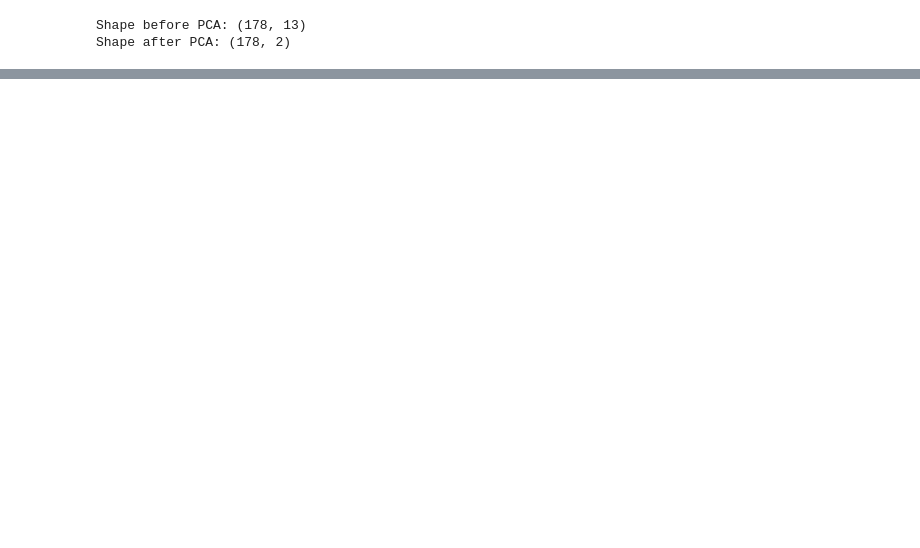
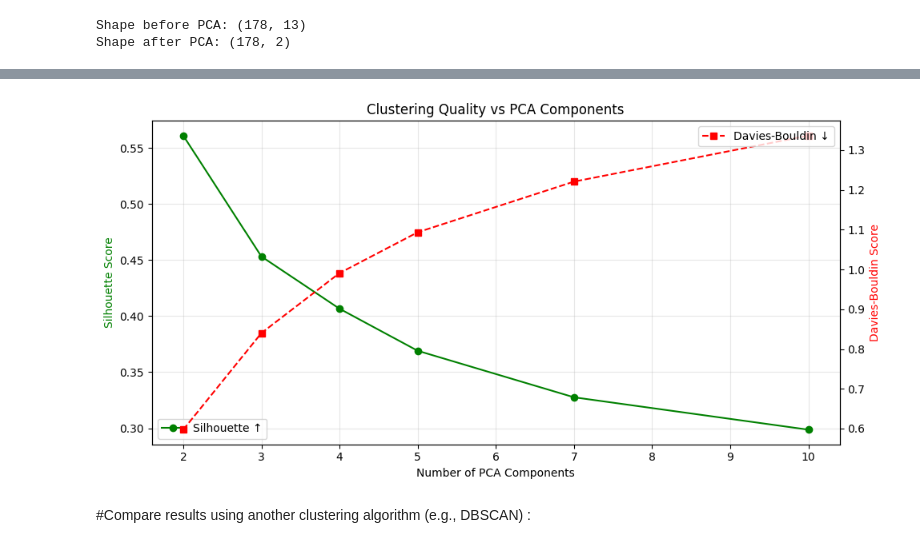
Before and after one commit to EngMohamed-op/Evaluating-Clustering-Before-and-After-PCA, a Jupyter notebook: Clustering_Before_and_After_PCA.ipynb, the cells around one changed output, grey strips where cells are left out. Saved outputs shown, nothing was run; the diff lists cells and outputs as text; code cells hidden in the pictures; blank space fills up the shorter version.

```diff
--- a/Clustering_Before_and_After_PCA.ipynb
+++ b/Clustering_Before_and_After_PCA.ipynb
@@ -67,0 +185,26 @@ Shape after PCA: (178, 2)
+# %%
+bonus_results = []
+
+for n in [2, 3, 4, 5, 7, 10]:
+    pca_n = PCA(n_components=n, random_state=42)
+    X_n = pca_n.fit_transform(X)
+
+    # KMeans
+    km_n = KMeans(n_clusters=3, random_state=42, n_init=10)
+    lbl_n = km_n.fit_predict(X_n)
+
+
+    sil_n = silhouette_score(X_n, lbl_n)
+    db_n  = davies_bouldin_score(X_n, lbl_n)
+    var_n = pca_n.explained_variance_ratio_.sum() * 100
+
+    bonus_results.append({
+        'Components': n,
+        'Silhouette': round(sil_n, 4),
+        'Davies-Bouldin': round(db_n, 4),
+        'Variance Retained(%)': round(var_n, 1)
+    })
+# %%
+bonus_df = pd.DataFrame(bonus_results)
+print("Bonus: Clustering Quality vs Number of PCA Components")
+print(bonus_df.to_string(index=False))
@@ -67,0 +220,21 @@ Shape after PCA: (178, 2)
+# %%
+fig, ax = plt.subplots(figsize=(10, 5))
+ax2 = ax.twinx()
+
+ax.plot(bonus_df['Components'], bonus_df['Silhouette'], 'go-', label='Silhouette ↑')
+ax2.plot(bonus_df['Components'], bonus_df['Davies-Bouldin'], 'rs--', label='Davies-Bouldin ↓')
+
+ax.set_xlabel('Number of PCA Components')
+ax.set_ylabel('Silhouette Score', color='green')
+ax2.set_ylabel('Davies-Bouldin Score', color='red')
+ax.set_title('Clustering Quality vs PCA Components')
+ax.grid(True, alpha=0.3)
+ax.legend(loc='lower left')
+ax2.legend(loc='upper right')
+
+plt.tight_layout()
+plt.show()
+# %% [output]
+[figure, added]
+# %% [markdown]
+#Compare results using another clustering algorithm (e.g., DBSCAN) :
```
Also changed, not shown: parts of 18 cells of this notebook.
